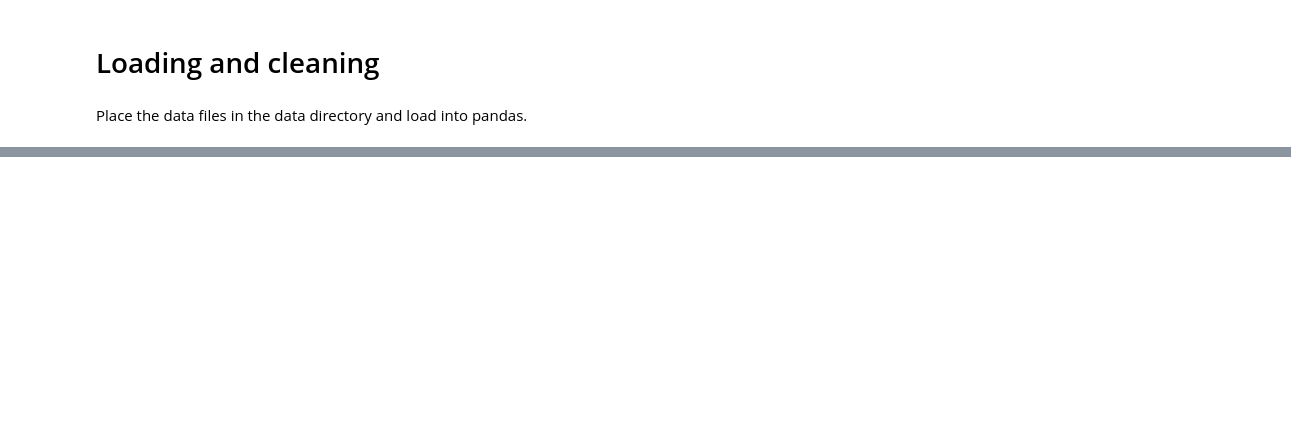
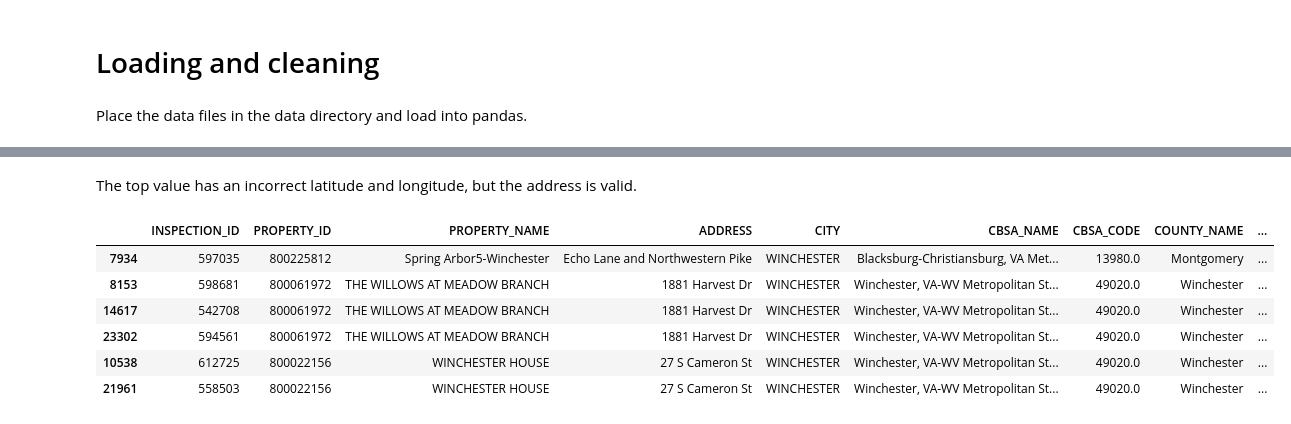
Before and after one commit to jackvandeleuv/house_fire_dashboard, a Jupyter notebook: exploration/reac_public_data.ipynb, the cells around one changed output, grey strips where cells are left out. Saved outputs shown, nothing was run; the diff lists cells and outputs as text; code cells hidden in the pictures; blank space fills up the shorter version.

```diff
--- a/exploration/reac_public_data.ipynb
+++ b/exploration/reac_public_data.ipynb
@@ -268,0 +238,15 @@ This developmetn has actually gotten a better score in 2018 and two bad scores i
+# %% [markdown]
+The top value has an incorrect latitude and longitude, but the address is valid.
+# %%
+city_mask = multi.CITY == 'WINCHESTER'
+state_mask = multi.STATE == 'VA'
+
+multi[city_mask & state_mask].sort_values(by='LATITUDE')
+# %% [output]
+|  | INSPECTION_ID | PROPERTY_ID | PROPERTY_NAME | ADDRESS | CITY | CBSA_NAME | CBSA_CODE | COUNTY_NAME | ... |
+| 7934 | 597035 | 800225812 | Spring Arbor5-Winchester | Echo Lane and Northwestern Pike | WINCHESTER | Blacksburg-Christiansburg, VA Met... | 13980.0 | Montgomery | ... |
+| 8153 | 598681 | 800061972 | THE WILLOWS AT MEADOW BRANCH | 1881 Harvest Dr | WINCHESTER | Winchester, VA-WV Metropolitan St... | 49020.0 | Winchester | ... |
+| 14617 | 542708 | 800061972 | THE WILLOWS AT MEADOW BRANCH | 1881 Harvest Dr | WINCHESTER | Winchester, VA-WV Metropolitan St... | 49020.0 | Winchester | ... |
+| 23302 | 594561 | 800061972 | THE WILLOWS AT MEADOW BRANCH | 1881 Harvest Dr | WINCHESTER | Winchester, VA-WV Metropolitan St... | 49020.0 | Winchester | ... |
+| 10538 | 612725 | 800022156 | WINCHESTER HOUSE | 27 S Cameron St | WINCHESTER | Winchester, VA-WV Metropolitan St... | 49020.0 | Winchester | ... |
+| 21961 | 558503 | 800022156 | WINCHESTER HOUSE | 27 S Cameron St | WINCHESTER | Winchester, VA-WV Metropolitan St... | 49020.0 | Winchester | ... |
```
Also changed, not shown: parts of 58 cells of this notebook, 3 other files.
